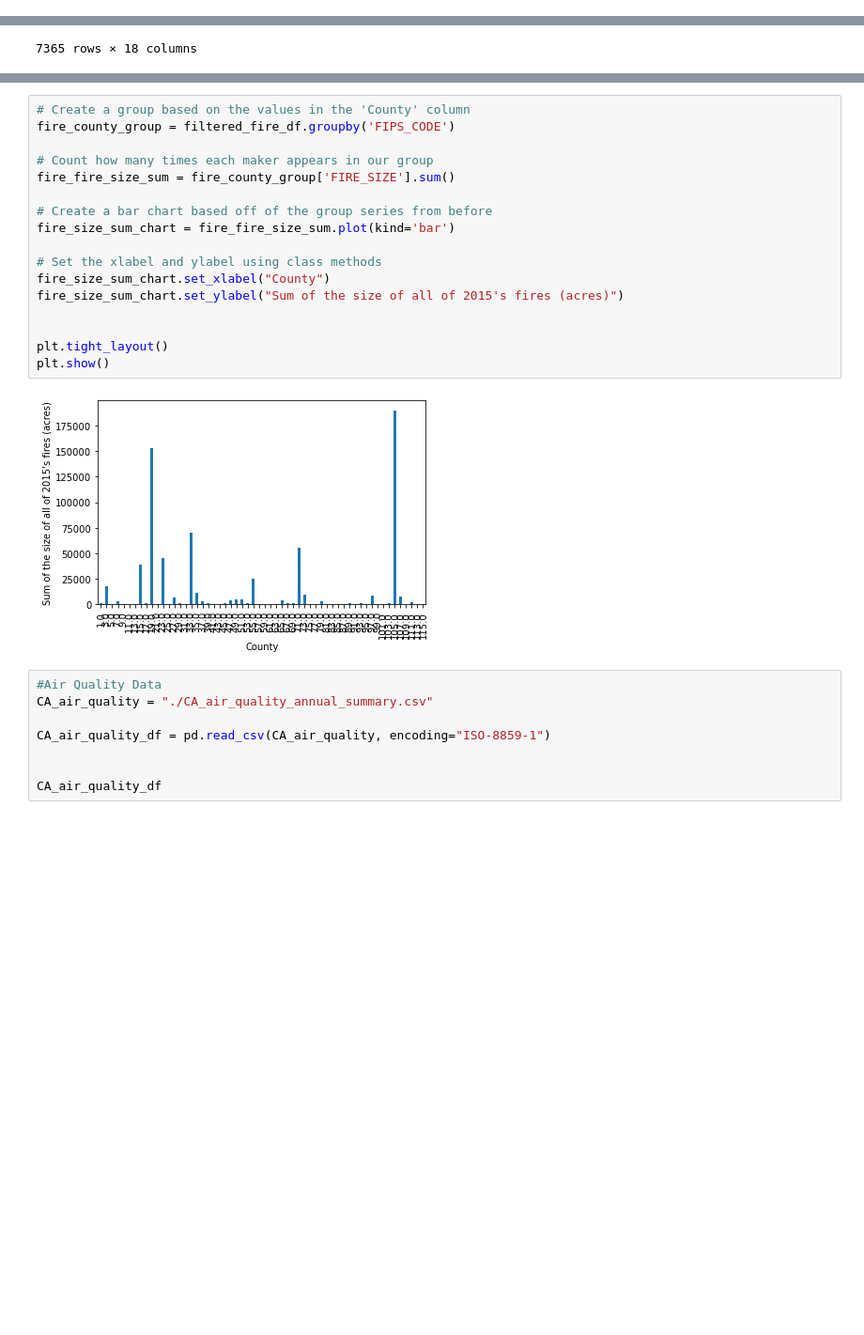
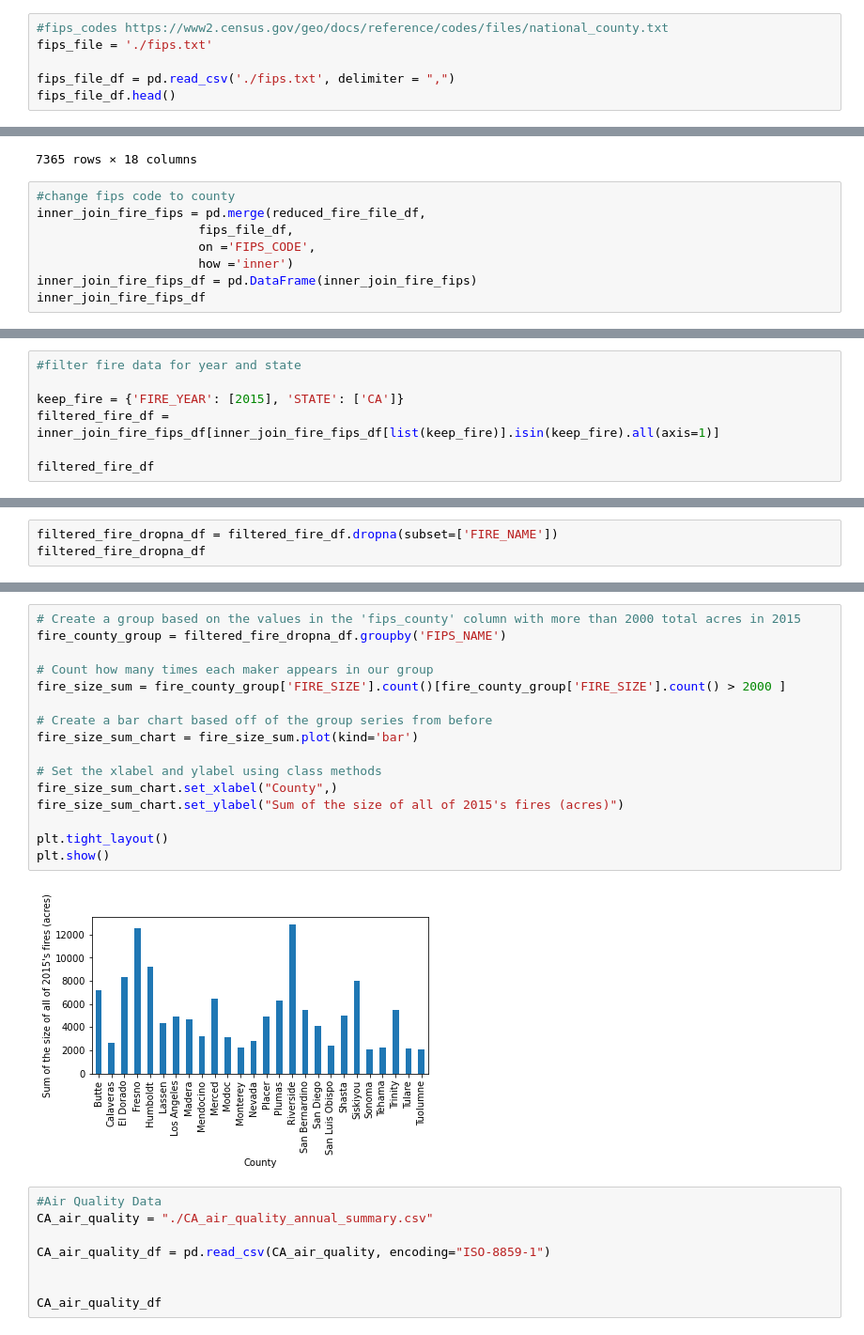
Before and after one commit to Jagjeet/fire-analysis-project, a Jupyter notebook: CorrelationOfCountiesAirAndFire2015.ipynb, the cells around one changed output, grey strips where cells are left out. Shown at 94% size. Cells and saved outputs as stored; diff of their text form; blank space fills up the shorter version.

```diff
--- a/CorrelationOfCountiesAirAndFire2015.ipynb
+++ b/CorrelationOfCountiesAirAndFire2015.ipynb
@@ -30,3 +30,9 @@ Index(['OBJECTID', 'FOD_ID', 'FPA_ID', 'SOURCE_SYSTEM_TYPE', 'SOURCE_SYSTEM',
        'LONGITUDE', 'OWNER_CODE', 'OWNER_DESCR', 'STATE', 'COUNTY',
        'FIPS_CODE', 'FIPS_NAME', 'Shape'],
       dtype='object')
+# %%
+#fips_codes https://www2.census.gov/geo/docs/reference/codes/files/national_county.txt
+fips_file = './fips.txt'
+
+fips_file_df = pd.read_csv('./fips.txt', delimiter = ",")
+fips_file_df.head()
@@ -67,3 +105,11 @@ filtered_fire_df
 | 1880463 | 2015 | NaN | 2457309.5 | 287 | 2309.0 | 13.0 | ... |
 | 1880464 | 2015 | BARKER BL BIG_BEAR_LAKE_ | 2457095.5 | 73 | 2128.0 | 9.0 | ... |
 7365 rows × 18 columns
+# %%
+#change fips code to county
+inner_join_fire_fips = pd.merge(reduced_fire_file_df,
+                      fips_file_df,
+                      on ='FIPS_CODE',
+                      how ='inner')
+inner_join_fire_fips_df = pd.DataFrame(inner_join_fire_fips)
+inner_join_fire_fips_df
@@ -69,0 +130,7 @@ filtered_fire_df
+# %%
+#filter fire data for year and state
+
+keep_fire = {'FIRE_YEAR': [2015], 'STATE': ['CA']}
+filtered_fire_df = inner_join_fire_fips_df[inner_join_fire_fips_df[list(keep_fire)].isin(keep_fire).all(axis=1)]
+
+filtered_fire_df
@@ -69,0 +151,3 @@ filtered_fire_df
+# %%
+filtered_fire_dropna_df = filtered_fire_df.dropna(subset=['FIRE_NAME'])
+filtered_fire_dropna_df
@@ -70,22 +168,21 @@ filtered_fire_df
 # %%
-# Create a group based on the values in the 'County' column
-fire_county_group = filtered_fire_df.groupby('FIPS_CODE')
+# Create a group based on the values in the 'fips_county' column with more than 2000 total acres in 2015
+fire_county_group = filtered_fire_dropna_df.groupby('FIPS_NAME')
 
 # Count how many times each maker appears in our group
-fire_fire_size_sum = fire_county_group['FIRE_SIZE'].sum()
+fire_size_sum = fire_county_group['FIRE_SIZE'].count()[fire_county_group['FIRE_SIZE'].count() > 2000 ]
 
 # Create a bar chart based off of the group series from before
-fire_size_sum_chart = fire_fire_size_sum.plot(kind='bar')
+fire_size_sum_chart = fire_size_sum.plot(kind='bar')
 
 # Set the xlabel and ylabel using class methods
-fire_size_sum_chart.set_xlabel("County")
+fire_size_sum_chart.set_xlabel("County",)
 fire_size_sum_chart.set_ylabel("Sum of the size of all of 2015's fires (acres)")
-
 
 plt.tight_layout()
 plt.show()
 # %% [output]
-[figure, old version]
+[figure, new version]
 # %%
 #Air Quality Data
 CA_air_quality = "./CA_air_quality_annual_summary.csv"
```
Also changed, not shown: parts of 7 cells of this notebook, 1 other file.
